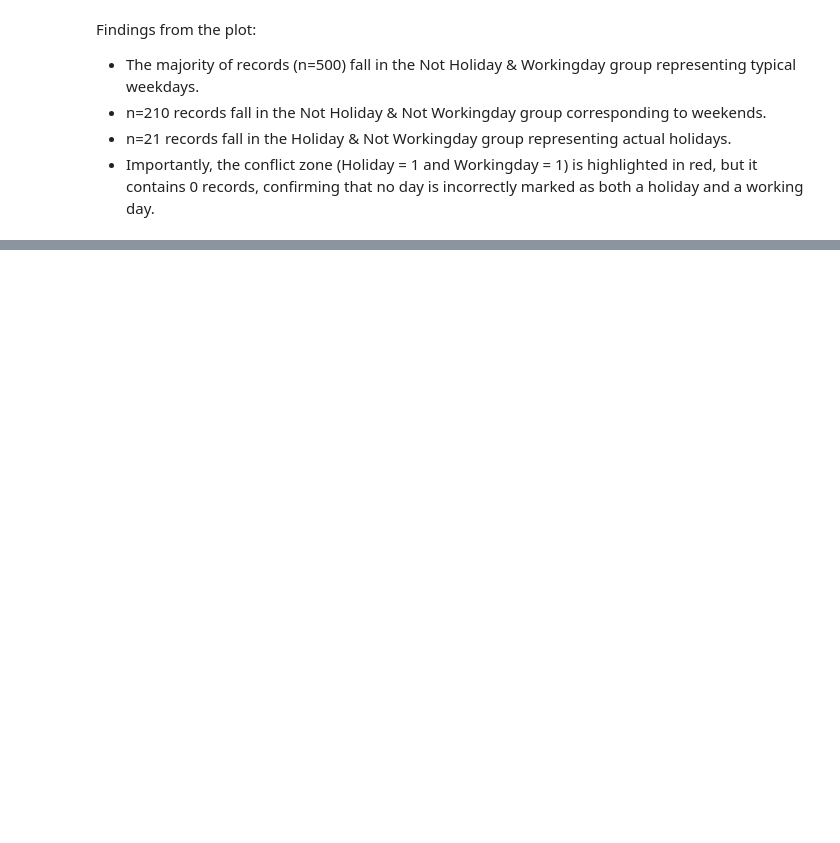
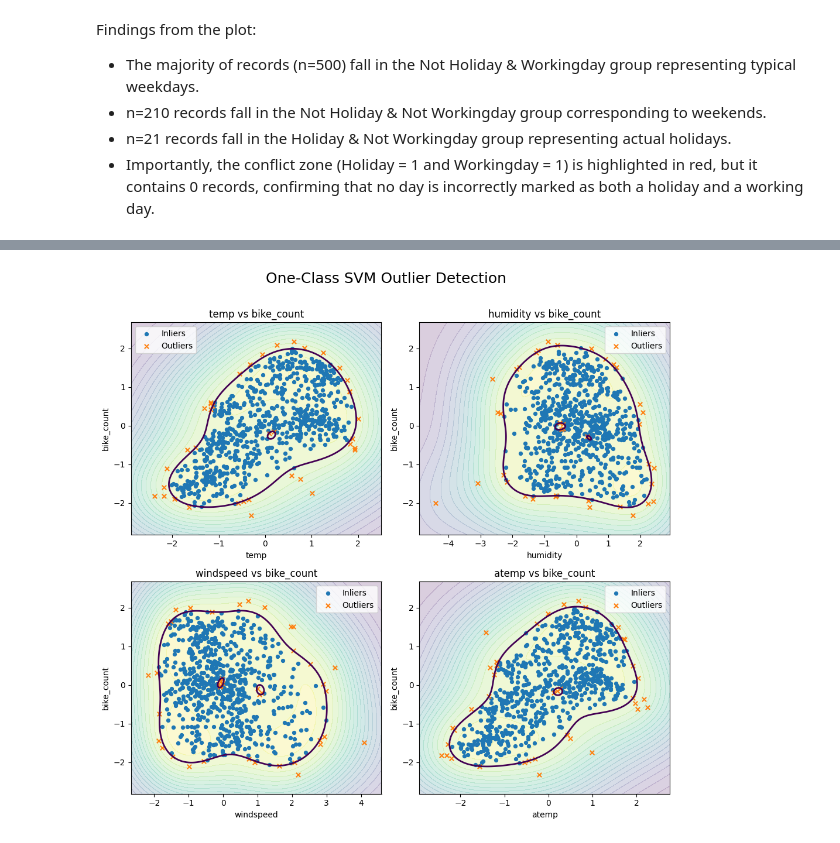
Before and after one commit to Arifuzzaman-Munaf/Predictive-Analysis-using-ML-algorithms, a Jupyter notebook: assessment_03.ipynb, the cells around one changed output, grey strips where cells are left out. Drawn from its saved outputs; the diff is of its cells as text; code cells hidden in the pictures; blank space fills up the shorter version.

```diff
--- a/assessment_03.ipynb
+++ b/assessment_03.ipynb
@@ -552,0 +608,72 @@ Findings from the plot:
+# %%
+# Define feature pairs to visualize outlier detection relationships
+pairs = [
+    ("temp", "bike_count"),
+    ("humidity", "bike_count"),
+    ("windspeed", "bike_count"),
+    ("atemp", "bike_count"),
+]
+
+def plot_ocsvm(df, pairs):
+    """
+    Visualize One-Class SVM outlier detection results for multiple feature pairs side by side.
+
+    Parameters:
+        df (pd.DataFrame): The input DataFrame containing the features.
+        pairs (list of tuple): List of (x_col, y_col) feature pairs to plot.
+    """
+    # Calculate the number of rows and columns for the subplots
+    n = len(pairs)
+    ncols = 2
+    nrows = -(-n // ncols)  # Ceiling division for number of rows
+    fig, axes = plt.subplots(nrows=nrows, ncols=ncols, figsize=(10, 5 * nrows))
+    axes = axes.flatten()
+
+    # Iterate through each feature pair and plot the SVM decision boundary and outliers
+    for idx, (x_col, y_col) in enumerate(pairs):
+        ax = axes[idx]
+        # Ensure both columns exist in the DataFrame
+        if x_col not in df.columns or y_col not in df.columns:
+            raise ValueError(f"Columns {x_col} and/or {y_col} not found in DataFrame.")
+
+        # Extract and standardize the two features for SVM
+        X_pair = df[[x_col, y_col]].astype(float).values
+        Xs = StandardScaler().fit_transform(X_pair)
+
+        # Create a mesh grid for decision boundary visualization
+        x_min, x_max = Xs[:, 0].min() - 0.5, Xs[:, 0].max() + 0.5
+        y_min, y_max = Xs[:, 1].min() - 0.5, Xs[:, 1].max() + 0.5
+        xx, yy = np.meshgrid(np.linspace(x_min, x_max, 200),
+                             np.linspace(y_min, y_max, 200))
+
+        # Fit One-Class SVM on the pair for 2D visualization
+        oc_local = OneClassSVM(kernel="rbf", nu=0.05, gamma="auto")
+        oc_local.fit(Xs)
+
+        # Predict the decision boundary and outliers
+        Z = oc_local.decision_function(np.c_[xx.ravel(), yy.ravel()]).reshape(xx.shape)
+        preds_pair = oc_local.predict(Xs)
+
+        # Plot SVM decision boundary and shade regions
+        ax.contour(xx, yy, Z, levels=[0], linewidths=2)
+        ax.contourf(xx, yy, Z, levels=20, alpha=0.2)
+
+        # Plot inliers and outliers
+        in_mask = preds_pair == 1
+        out_mask = preds_pair == -1
+        ax.scatter(Xs[in_mask, 0], Xs[in_mask, 1], s=18, label="Inliers")
+        ax.scatter(Xs[out_mask, 0], Xs[out_mask, 1], s=28, marker="x", label="Outliers")
+
+        ax.set_xlabel(x_col)
+        ax.set_ylabel(y_col)
+        ax.set_title(f"{x_col} vs {y_col}")
+        ax.legend()
+
+    fig.suptitle("One-Class SVM Outlier Detection", fontsize=18)
+    plt.tight_layout(rect=[0, 0.03, 1, 0.97])
+    plt.show()
+
+# Run the side-by-side outlier detection plots for the specified feature pairs
+plot_ocsvm(df, pairs)
+# %% [output]
+[figure, added]
```
Also changed, not shown: parts of 8 cells of this notebook.
